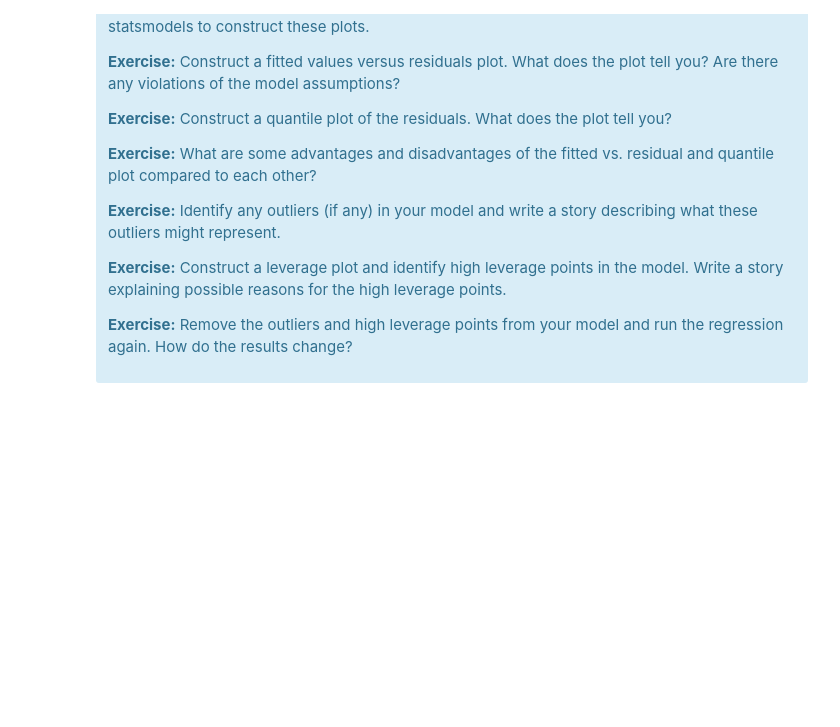
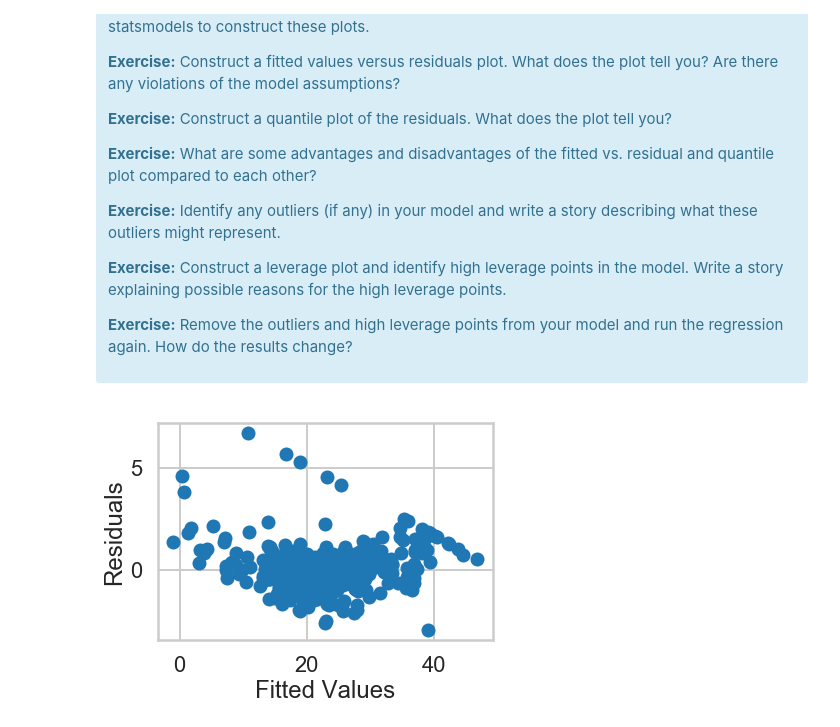
Before and after one commit to CHINKGITHUB/SpringBoard_DS, a Jupyter notebook: Mini_Project_Linear_Regression_updated.ipynb, the cells around one changed output. Drawn from its saved outputs; the diff is of its cells as text; code cells hidden in the pictures; blank space fills up the shorter version.

```diff
--- a/Mini_Project_Linear_Regression_updated.ipynb
+++ b/Mini_Project_Linear_Regression_updated.ipynb
@@ -848,0 +873,3 @@ where $L$ is the likelihood of the model. AIC is meaningless in the absolute sen
+# %%
+m = ols('PRICE ~ DIS + B',bos).fit()
+print(m.summary())
@@ -899,0 +943,7 @@ There are some other issues that are important investigate with linear regressio
+# %%
+plt.scatter(m.fittedvalues,m.resid_pearson)
+plt.xlabel("Fitted Values")
+plt.ylabel("Residuals")
+plt.show()
+# %% [output]
+[figure, added]
```
Also changed, not shown: parts of 48 cells of this notebook.
